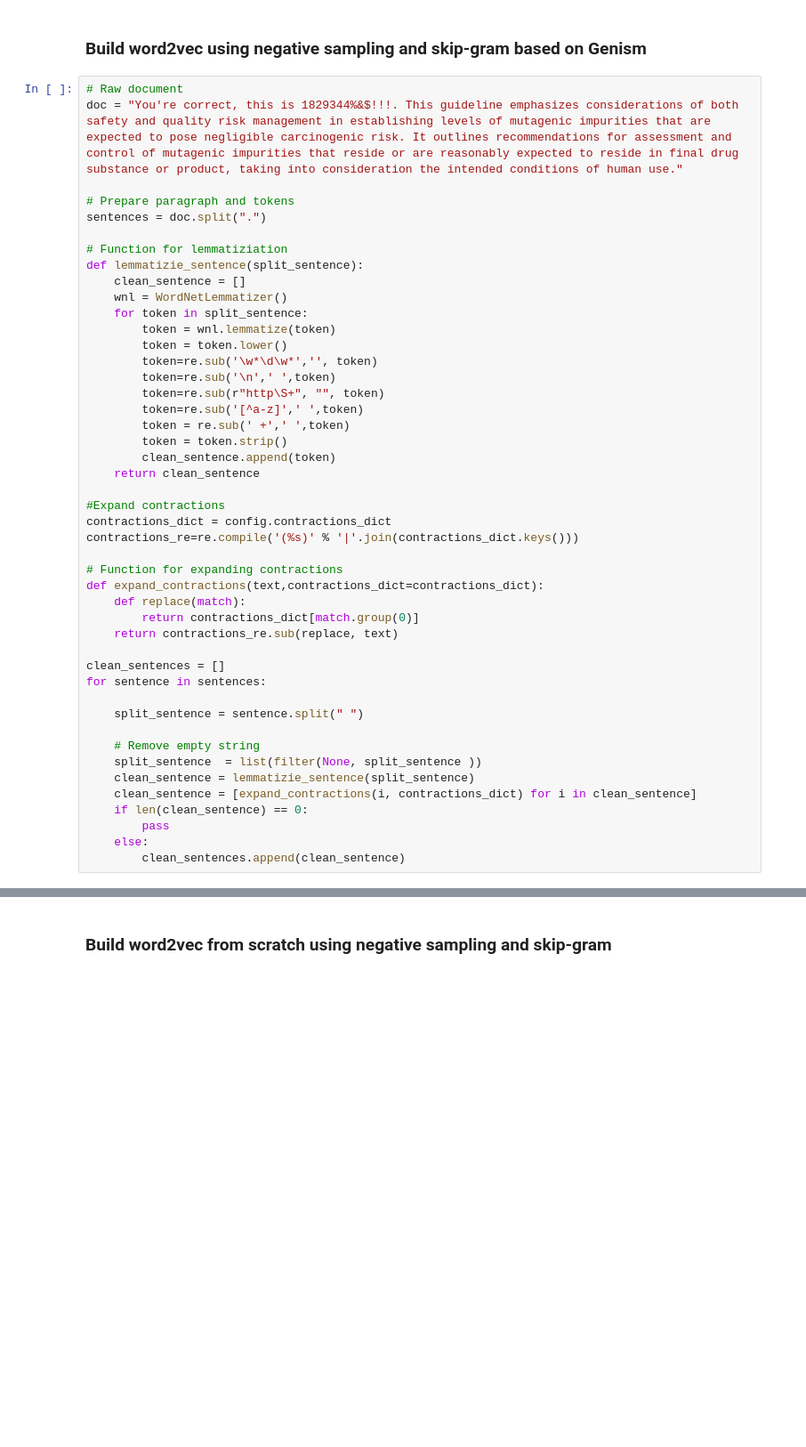
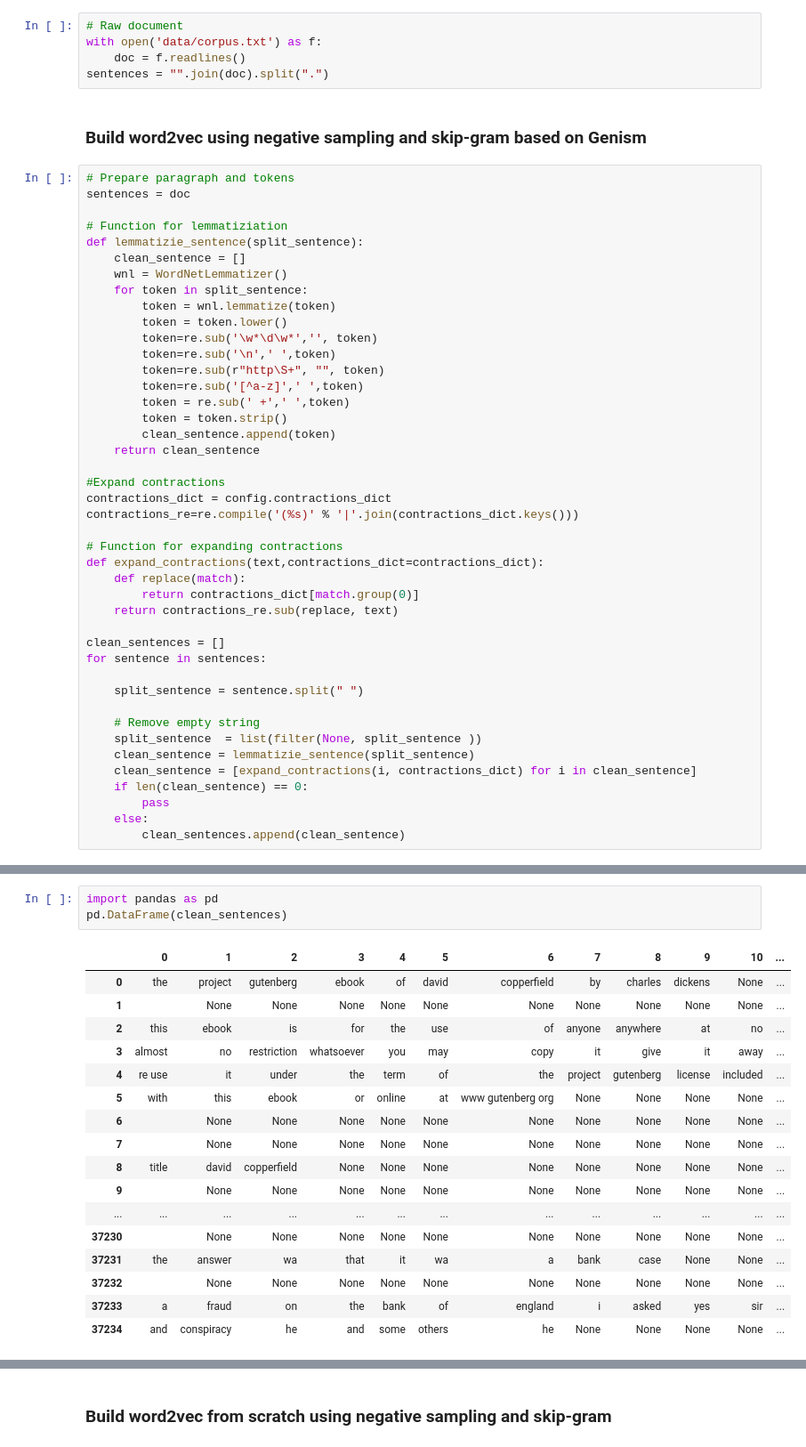
Before and after one commit to ogawan/nlp_vec, a Jupyter notebook: nlp_vec/model.ipynb, the cells around one changed output, grey strips where cells are left out. Shown at 89% size. Cells and saved outputs as stored; diff of their text form; blank space fills up the shorter version.

```diff
--- a/nlp_vec/model.ipynb
+++ b/nlp_vec/model.ipynb
@@ -30,11 +31,13 @@ True
+# %%
+# Raw document
+with open('data/corpus.txt') as f:
+    doc = f.readlines()
+sentences = "".join(doc).split(".")
 # %% [markdown]
 ### Build word2vec using negative sampling and skip-gram based on Genism
 # %%
-# Raw document
-doc = "You're correct, this is 1829344%&$!!!. This guideline emphasizes considerations of both safety and quality risk management in establishing levels of mutagenic impurities that are expected to pose negligible carcinogenic risk. It outlines recommendations for assessment and control of mutagenic impurities that reside or are reasonably expected to reside in final drug substance or product, taking into consideration the intended conditions of human use."
-
 # Prepare paragraph and tokens
-sentences = doc.split(".")
+sentences = doc
 
 # Function for lemmatiziation
 def lemmatizie_sentence(split_sentence):
@@ -179,0 +170,21 @@ Word2Vec(vocab=43, vector_size=100, alpha=0.025)
+# %%
+import pandas as pd
+pd.DataFrame(clean_sentences)
+# %% [output]
+|  | 0 | 1 | 2 | 3 | 4 | 5 | 6 | 7 | 8 | 9 | 10 | ... |
+| 0 | the | project | gutenberg | ebook | of | david | copperfield | by | charles | dickens | None | ... |
+| 1 |  | None | None | None | None | None | None | None | None | None | None | ... |
+| 2 | this | ebook | is | for | the | use | of | anyone | anywhere | at | no | ... |
+| 3 | almost | no | restriction | whatsoever | you | may | copy | it | give | it | away | ... |
+| 4 | re use | it | under | the | term | of | the | project | gutenberg | license | included | ... |
+| 5 | with | this | ebook | or | online | at | www gutenberg org | None | None | None | None | ... |
+| 6 |  | None | None | None | None | None | None | None | None | None | None | ... |
+| 7 |  | None | None | None | None | None | None | None | None | None | None | ... |
+| 8 | title | david | copperfield | None | None | None | None | None | None | None | None | ... |
+| 9 |  | None | None | None | None | None | None | None | None | None | None | ... |
+| ... | ... | ... | ... | ... | ... | ... | ... | ... | ... | ... | ... | ... |
+| 37230 |  | None | None | None | None | None | None | None | None | None | None | ... |
+| 37231 | the | answer | wa | that | it | wa | a | bank | case | None | None | ... |
+| 37232 |  | None | None | None | None | None | None | None | None | None | None | ... |
+| 37233 | a | fraud | on | the | bank | of | england | i | asked | yes | sir | ... |
+| 37234 | and | conspiracy | he | and | some | others | he | None | None | None | None | ... |
```
Also changed, not shown: parts of 13 cells of this notebook, 3 other files.
